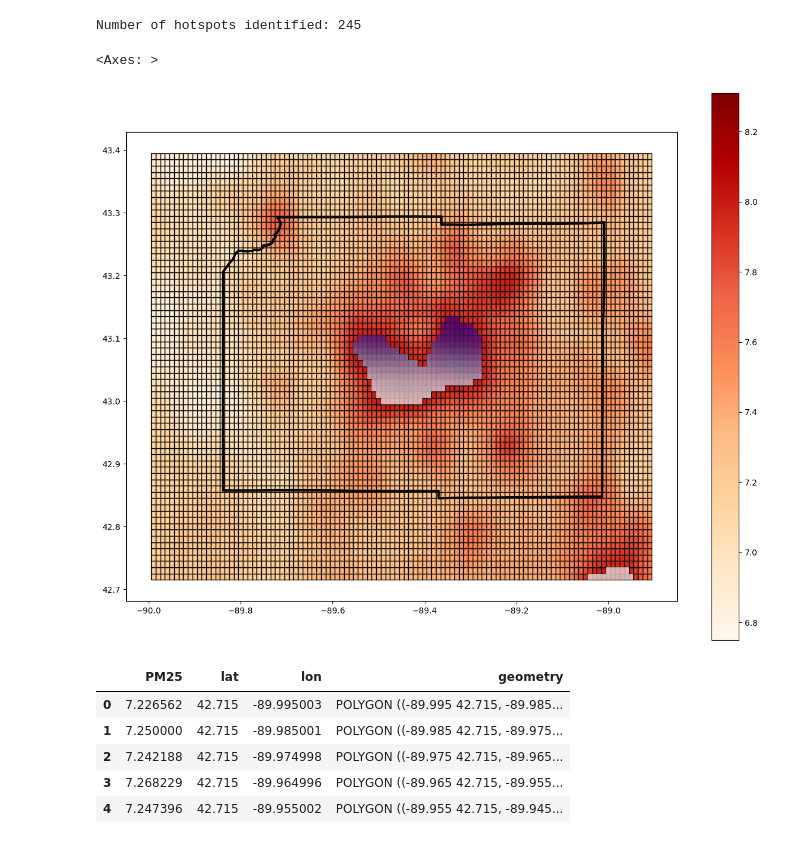
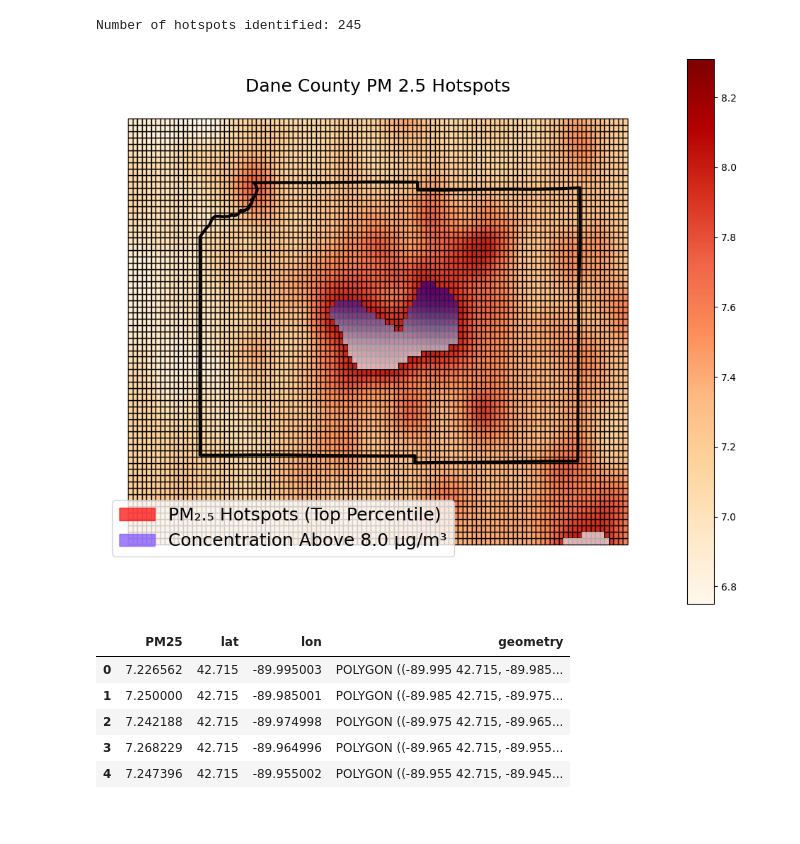
Before and after one commit to griffinberonio/Griffin_Holloway_Group, a Jupyter notebook: Dane_County_Concentration_hotspot.ipynb, the cells around one changed output. Drawn from its saved outputs; the diff is of its cells as text; code cells hidden in the pictures.

```diff
--- a/Dane_County_Concentration_hotspot.ipynb
+++ b/Dane_County_Concentration_hotspot.ipynb
@@ -43,19 +43,29 @@ danecounty = counties[counties['GEOID'] == '55025']
 # %%
 griddata = danecodf.copy()
 hotplot = hotspots.copy()
 countyplot = danecounty.copy()
 
 countyoutline = countyplot.dissolve(by='COUNTYFP')
 
-fig, ax = plt.subplots(figsize = (15,12))
+fig, ax = plt.subplots(figsize = (10,8))
 
 danecodf.plot(column='PM25', ax=ax, legend=True, cmap='OrRd', edgecolor='k')
 # countyoutline.plot(ax=ax, facecolor = False, color = 'black', linewidth=0.2)
 countyoutline.boundary.plot(ax=ax, color='black', linewidth=3)
 hotplot.plot(ax=ax, cmap="Purples", markersize=5, alpha=0.7, zorder=5)
+
+legend_elements = [
+    mpatches.Patch(color='red', alpha=0.7, label='PM₂.₅ Hotspots (Top Percentile)'),
+    mpatches.Patch(color='#7C4DFF', alpha = 0.7, label = 'Concentration Above 8.0 µg/m³')]
+
+ax.set_title('Dane County PM 2.5 Hotspots', fontsize = 18)
+ax.legend(handles=legend_elements, loc='lower left', fontsize=18, framealpha=0.8)
+ax.set_axis_off()
+
+plt.tight_layout()
+plt.show()
 # %% [output]
-<Axes: >
-[figure, old version]
+[figure, new version]
 # %%
 danecodf.head()
 # %% [output]
```
Also changed, not shown: parts of 3 cells of this notebook, 15 other files.
